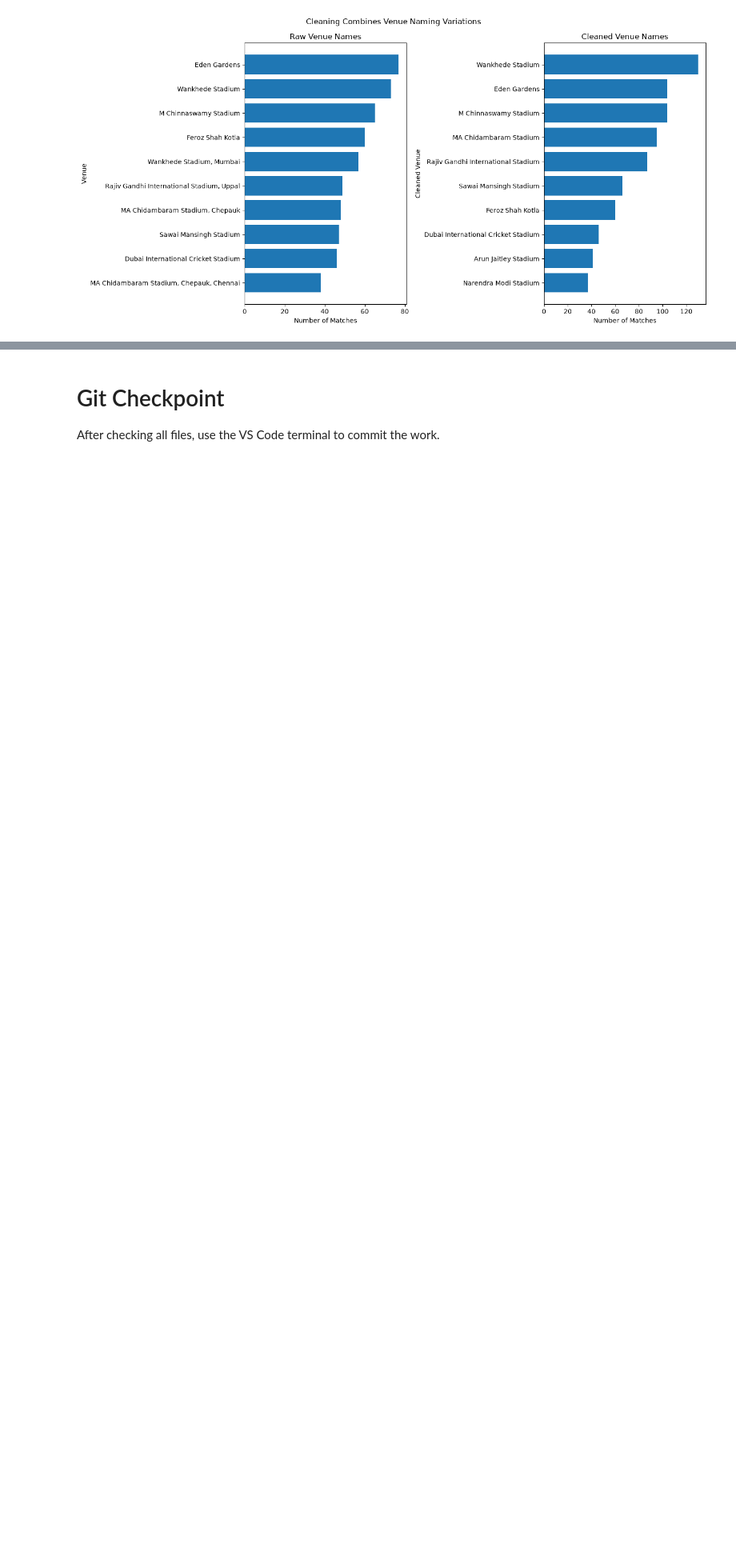
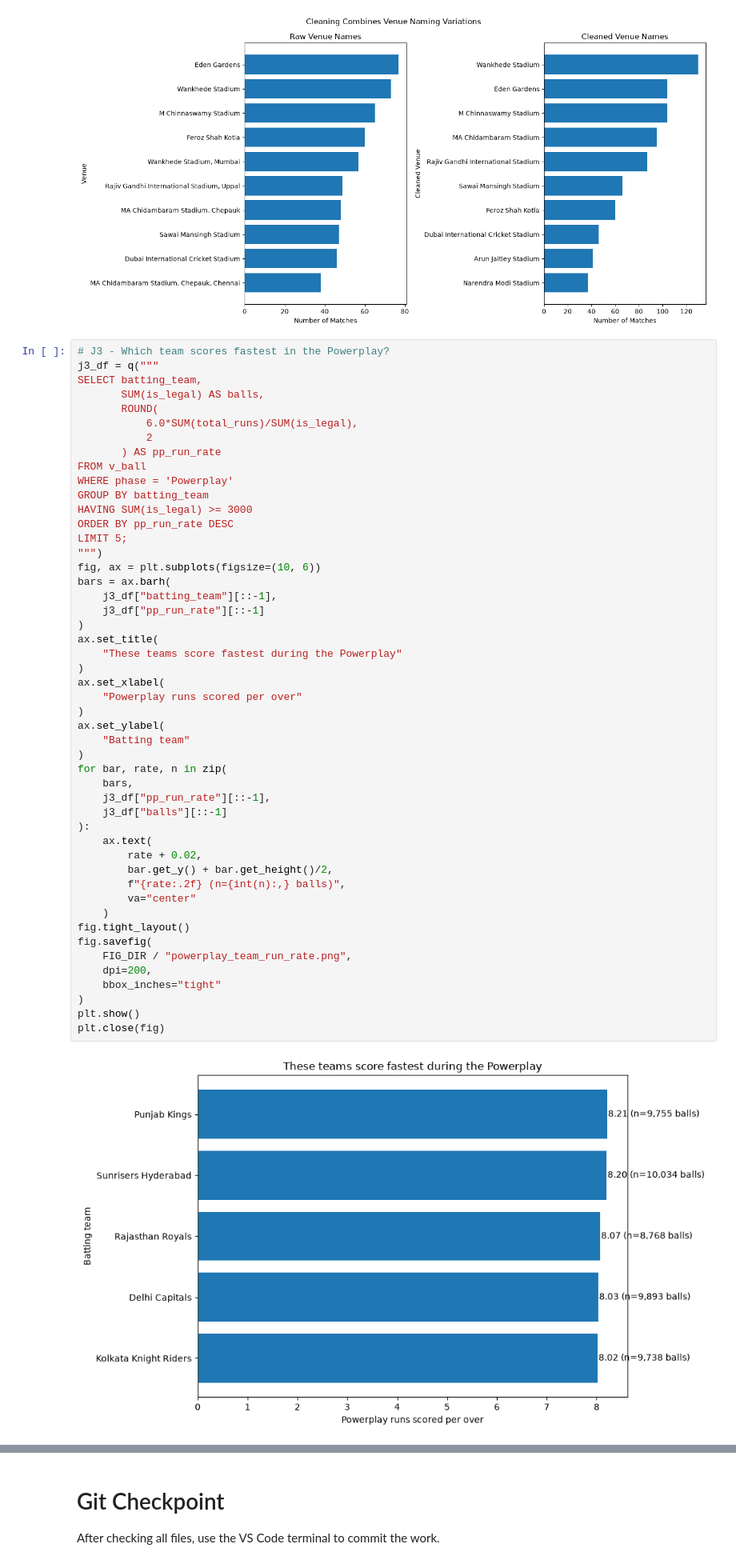
Before and after one commit to muhammed-naveed/ipl-cricket-analytics, a Jupyter notebook: notebooks/03_analysis.ipynb, the cells around one changed output, grey strips where cells are left out. Shown at 80% size. Drawn from its saved outputs; the diff is of its cells as text; blank space fills up the shorter version.

Commit message:
update 03_analysis.ipyn add more charts

```diff
--- a/notebooks/03_analysis.ipynb
+++ b/notebooks/03_analysis.ipynb
@@ -3253,6 +3253,57 @@ plt.show()
 plt.close(fig)
 # %% [output]
 [figure]
+# %%
+# J3 - Which team scores fastest in the Powerplay?
+j3_df = q("""
+SELECT batting_team,
+       SUM(is_legal) AS balls,
+       ROUND(
+           6.0*SUM(total_runs)/SUM(is_legal),
+           2
+       ) AS pp_run_rate
+FROM v_ball
+WHERE phase = 'Powerplay'
+GROUP BY batting_team
+HAVING SUM(is_legal) >= 3000
+ORDER BY pp_run_rate DESC
+LIMIT 5;
+""")
+fig, ax = plt.subplots(figsize=(10, 6))
+bars = ax.barh(
+    j3_df["batting_team"][::-1],
+    j3_df["pp_run_rate"][::-1]
+)
+ax.set_title(
+    "These teams score fastest during the Powerplay"
+)
+ax.set_xlabel(
+    "Powerplay runs scored per over"
+)
+ax.set_ylabel(
+    "Batting team"
+)
+for bar, rate, n in zip(
+    bars,
+    j3_df["pp_run_rate"][::-1],
+    j3_df["balls"][::-1]
+):
+    ax.text(
+        rate + 0.02,
+        bar.get_y() + bar.get_height()/2,
+        f"{rate:.2f} (n={int(n):,} balls)",
+        va="center"
+    )
+fig.tight_layout()
+fig.savefig(
+    FIG_DIR / "powerplay_team_run_rate.png",
+    dpi=200,
+    bbox_inches="tight"
+)
+plt.show()
+plt.close(fig)
+# %% [output]
+[figure, added]
 # %%
 # ============================================
 # Chart file validation
```
Also changed, not shown: parts of 28 cells of this notebook, 2 other files.
